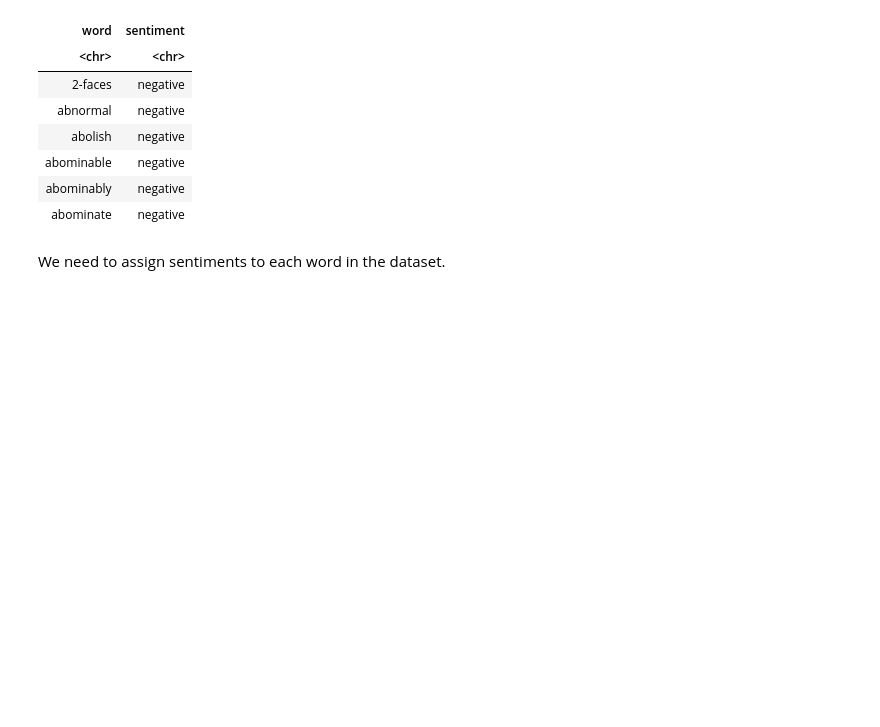
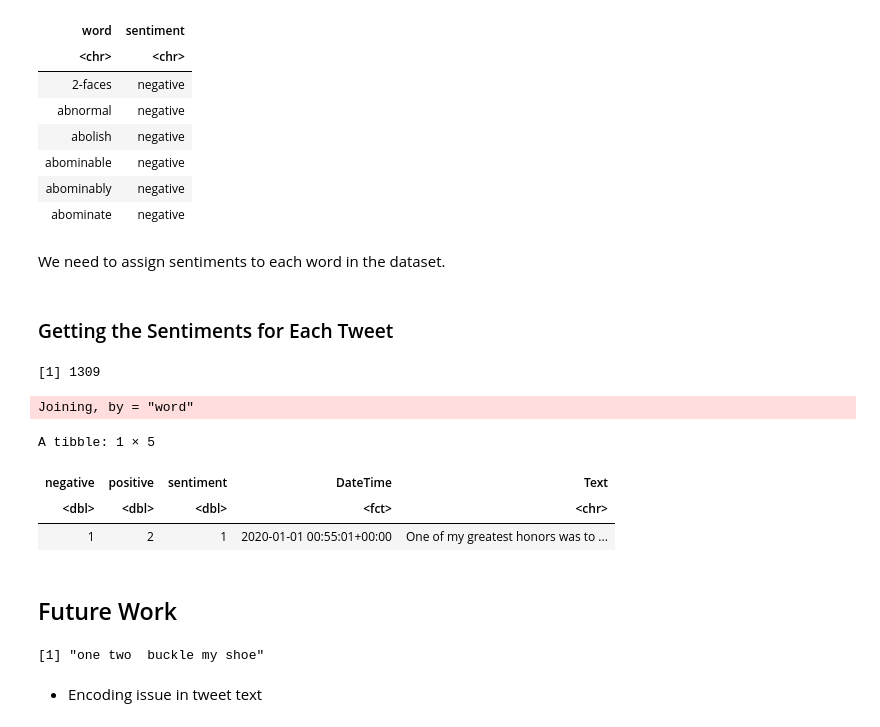
Before and after one commit to Wizardess/tweets-SA, a Jupyter notebook: Presentation/Presentation.ipynb, the cells around one changed output. Drawn from its saved outputs; the diff is of its cells as text; code cells hidden in the pictures; blank space fills up the shorter version.

```diff
--- a/Presentation/Presentation.ipynb
+++ b/Presentation/Presentation.ipynb
@@ -196,0 +189,35 @@ We need to assign sentiments to each word in the dataset.
+# %% [markdown]
+### Getting the Sentiments for Each Tweet
+# %%
+sentiments <- tibble()
+# %%
+nrow(trumpTweets)
+# %% [output]
+[1] 1309
+# %%
+for (i in nrow(trumpTweets)){
+
+    tokens <- tibble(text=trumpTweets$Text[i]) %>% unnest_tokens(word,text)
+
+    newRow <- tokens %>%
+      inner_join(get_sentiments('bing')) %>%
+      count(sentiment) %>%
+      spread(sentiment,n,fill=0) %>%
+      mutate(sentiment=positive-negative) %>%
+      mutate(DateTime=trumpTweets$DateTime[i]) %>%
+      mutate(Text=trumpTweets$Text[i])
+
+    sentiments <- rbind(sentiments,newRow)
+
+}
+# %% [output]
+Joining, by = "word"
+# %%
+sentiments
+# %% [output]
+A tibble: 1 × 5
+| negative | positive | sentiment | DateTime | Text |
+| <dbl> | <dbl> | <dbl> | <fct> | <chr> |
+| 1 | 2 | 1 | 2020-01-01 00:55:01+00:00 | One of my greatest honors was to ... |
+# %% [markdown]
+## Future Work
@@ -196,0 +228,6 @@ We need to assign sentiments to each word in the dataset.
+# %%
+testCase
+# %% [output]
+[1] "one two  buckle my shoe"
+# %% [markdown]
+* Encoding issue in tweet text
```
Also changed, not shown: parts of 11 cells of this notebook, 1 other file.
